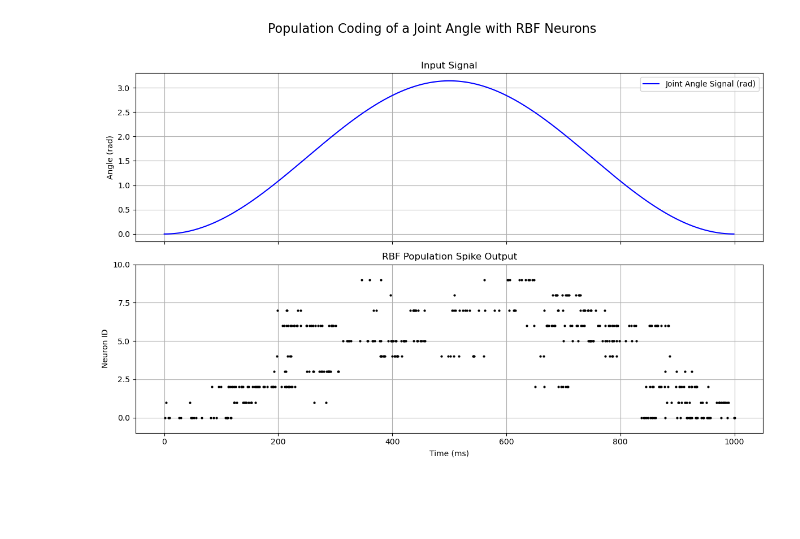
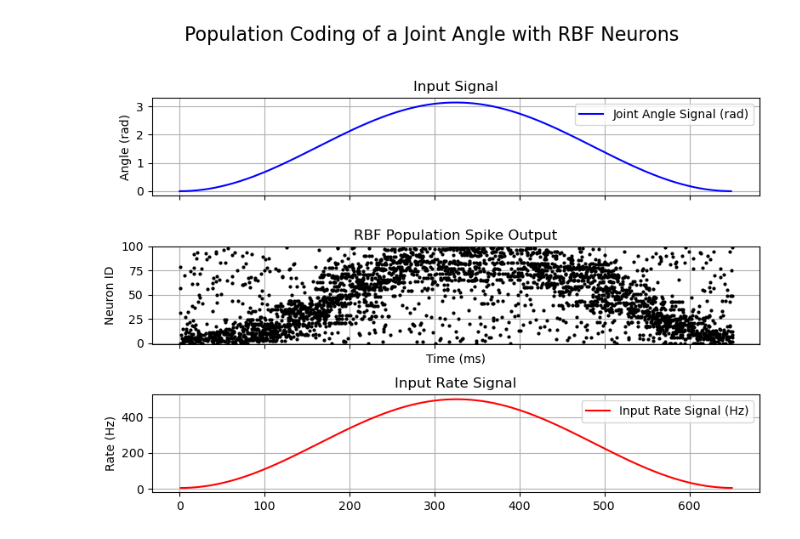
Before and after one commit to shimoura/motor-controller-model, a Jupyter notebook: testing-nestml-neurons/run_nestml_neurons.ipynb, the cells around one changed output. Drawn from its saved outputs; the diff is of its cells as text; code cells hidden in the pictures; blank space fills up the shorter version.

Commit message:
Replace manual RBF encoding by RBF nestml neurons; clean unused parameters

```diff
--- a/testing-nestml-neurons/run_nestml_neurons.ipynb
+++ b/testing-nestml-neurons/run_nestml_neurons.ipynb
@@ -216,7 +217,7 @@ except nest.NESTError as e:
     print(f"Could not find nestmlmodule. Did you compile and install it?\nError: {e}")
     exit()
 
-sim_time = 1000.0  # ms
+sim_time = 650.0  # ms
 resolution = 1.0   # ms
 nest.resolution = resolution
 neuron_sim_steps = int(sim_time / resolution)
@@ -234,7 +235,7 @@ angle_signal = (MAX_ANGLE - MIN_ANGLE) / 2 * (1 - np.cos(2 * np.pi * signal_time
 
 # B) Define the mapping from angle to firing rate
 MIN_RATE = 5.0   # Hz (for MIN_ANGLE)
-MAX_RATE = 100.0 # Hz (for MAX_ANGLE)
+MAX_RATE = 500.0 # Hz (for MAX_ANGLE)
 
 # C) Apply the linear mapping to encode the signal
 rate_signal = MIN_RATE + (angle_signal - MIN_ANGLE) * (MAX_RATE - MIN_RATE) / (MAX_ANGLE - MIN_ANGLE)
@@ -244,12 +245,12 @@ rate_time_vector = np.arange(resolution, sim_time + resolution, resolution)
 
 
 # --- 3. Create the Tuned RBF Neuron Population ---
-num_rbf_neurons = 10 # Number of RBF neurons
+num_rbf_neurons = 100 # Number of RBF neurons
 desired_rates = np.linspace(MIN_RATE, MAX_RATE, num_rbf_neurons)
 rbf_params = {
-    "sdev": 10.0,
-    "base_rate": 0.0,
-    "buffer_size": 100.0,
+    "sdev": 50.0,
+    "base_rate": 10.0,
+    "buffer_size": 50.0,
     "simulation_steps": neuron_sim_steps,
     "kp": 1000.0
 }
@@ -277,7 +278,7 @@ nest.Simulate(sim_time)
 print("Simulation finished.")
 
 # A) Create a figure with two subplots, sharing the x-axis
-fig, (ax1, ax2) = plt.subplots(2, 1, figsize=(12, 8), sharex=True)
+fig, (ax1, ax2, ax3) = plt.subplots(3, 1, figsize=(8, 6), sharex=True)
 fig.suptitle("Population Coding of a Joint Angle with RBF Neurons", fontsize=16)
 
 # B) Plot the original continuous signal on the top subplot (using the original time for plotting)
@@ -297,6 +298,13 @@ ax2.set_yticks(np.linspace(0, num_rbf_neurons, 5)) # Show some ticks for Neuron
 ax2.set_ylim(-1, num_rbf_neurons) # Set y-axis limits neatly
 ax2.grid(True)
 
+# D) Plot the rate signal on the top subplot
+ax3.plot(rate_time_vector, rate_signal, 'r-', label='Input Rate Signal (Hz)')
+ax3.set_ylabel("Rate (Hz)")
+ax3.set_title("Input Rate Signal")
+ax3.legend()
+ax3.grid(True)
+
 plt.tight_layout(rect=[0, 0, 1, 0.96])
 plt.show()
 # %% [output]
@@ -319,2 +327,2 @@ Jun 25 18:25:44 SimulationManager::run [Info]:
     Simulation finished.
-[figure, old version]
+[figure, new version]
```
Also changed, not shown: parts of 4 cells of this notebook, 9 other files.
